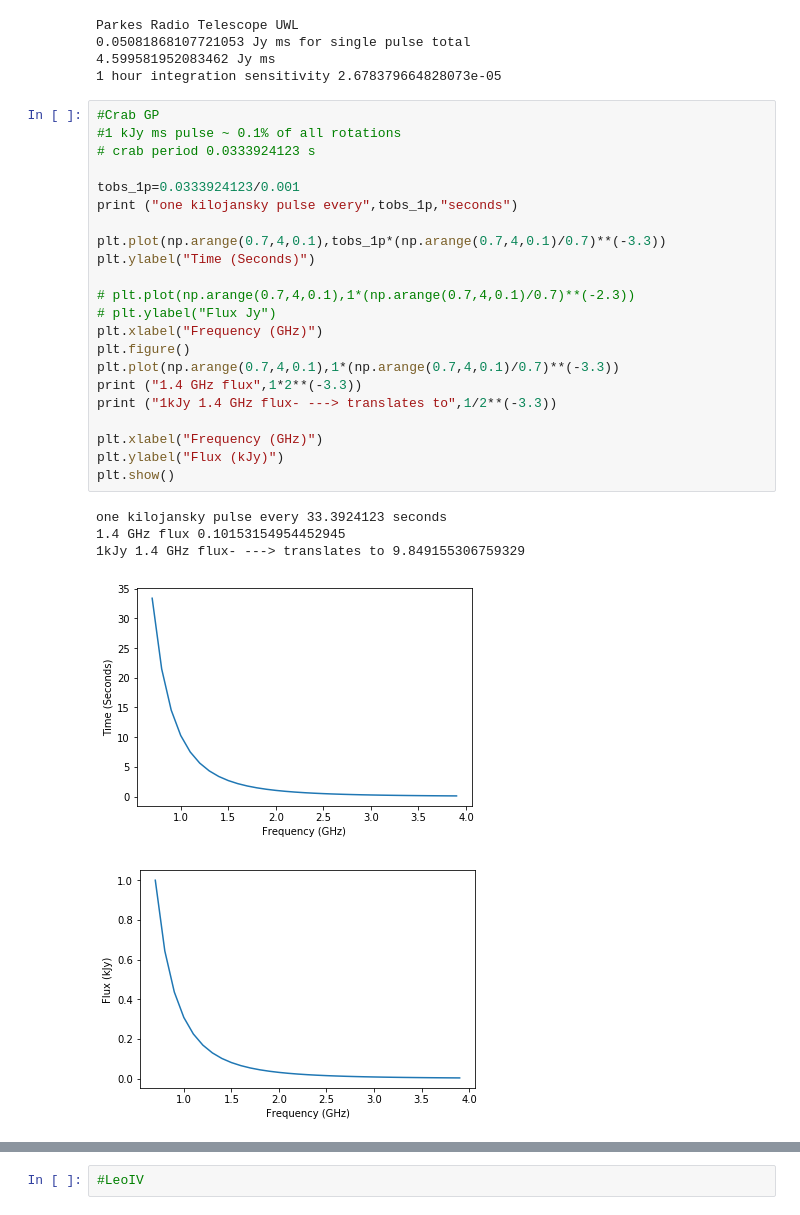
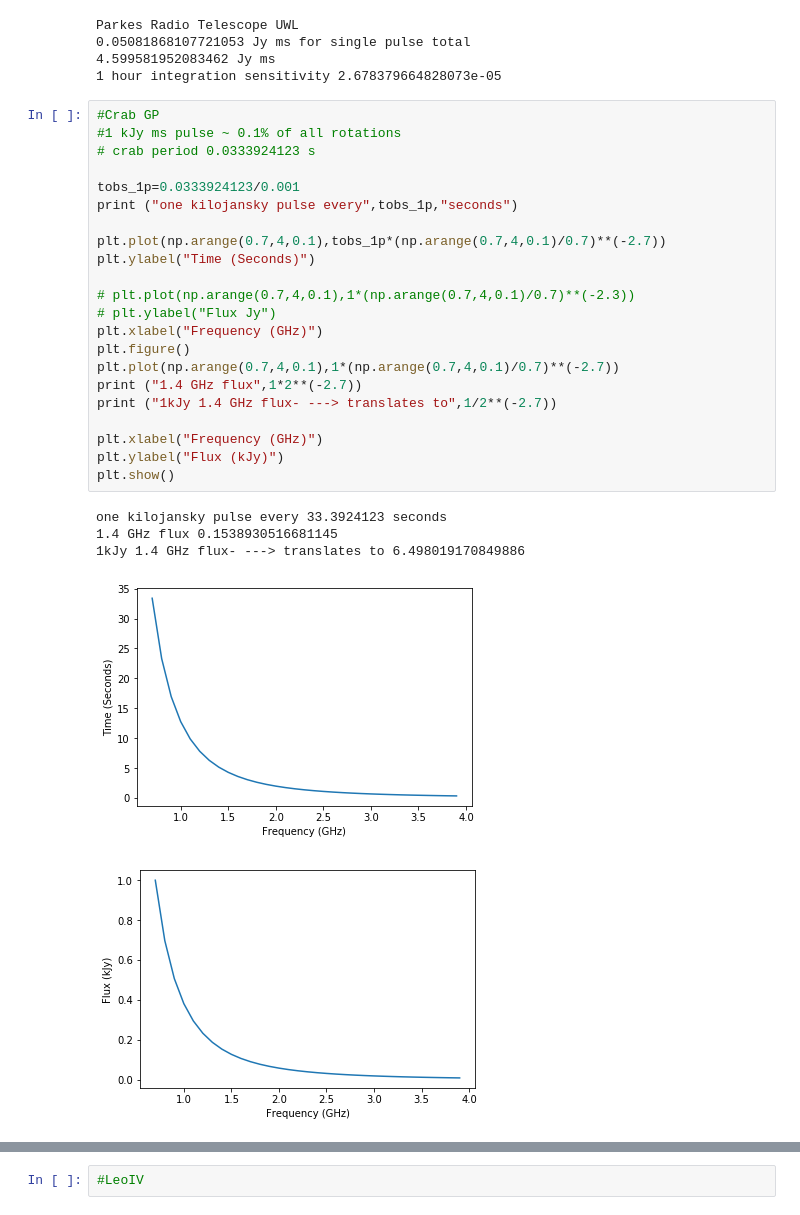
Before and after one commit to hqiu-nju/xuanming, a Jupyter notebook: Dwarf Galaxy Search sensitivity.ipynb, the cells around one changed output, grey strips where cells are left out. Drawn from its saved outputs; the diff is of its cells as text.

```diff
--- a/Dwarf Galaxy Search sensitivity.ipynb
+++ b/Dwarf Galaxy Search sensitivity.ipynb
@@ -135,31 +136,31 @@ Parkes Radio Telescope UWL
 # %%
 #Crab GP
 #1 kJy ms pulse ~ 0.1% of all rotations
 # crab period 0.0333924123 s
 
 tobs_1p=0.0333924123/0.001
 print ("one kilojansky pulse every",tobs_1p,"seconds")
 
-plt.plot(np.arange(0.7,4,0.1),tobs_1p*(np.arange(0.7,4,0.1)/0.7)**(-3.3))
+plt.plot(np.arange(0.7,4,0.1),tobs_1p*(np.arange(0.7,4,0.1)/0.7)**(-2.7))
 plt.ylabel("Time (Seconds)")
 
 # plt.plot(np.arange(0.7,4,0.1),1*(np.arange(0.7,4,0.1)/0.7)**(-2.3))
 # plt.ylabel("Flux Jy")
 plt.xlabel("Frequency (GHz)")
 plt.figure()
-plt.plot(np.arange(0.7,4,0.1),1*(np.arange(0.7,4,0.1)/0.7)**(-3.3))
-print ("1.4 GHz flux",1*2**(-3.3))
-print ("1kJy 1.4 GHz flux- ---> translates to",1/2**(-3.3))
+plt.plot(np.arange(0.7,4,0.1),1*(np.arange(0.7,4,0.1)/0.7)**(-2.7))
+print ("1.4 GHz flux",1*2**(-2.7))
+print ("1kJy 1.4 GHz flux- ---> translates to",1/2**(-2.7))
 
 plt.xlabel("Frequency (GHz)")
 plt.ylabel("Flux (kJy)")
 plt.show()
 # %% [output]
 one kilojansky pulse every 33.3924123 seconds
-1.4 GHz flux 0.10153154954452945
-1kJy 1.4 GHz flux- ---> translates to 9.849155306759329
+1.4 GHz flux 0.1538930516681145
+1kJy 1.4 GHz flux- ---> translates to 6.498019170849886
-[figure, old version]
+[figure, new version]
-[figure, old version]
+[figure, new version]
 # %%
 ###survey times in seconds
 
```
Also changed, not shown: parts of 6 cells of this notebook.
